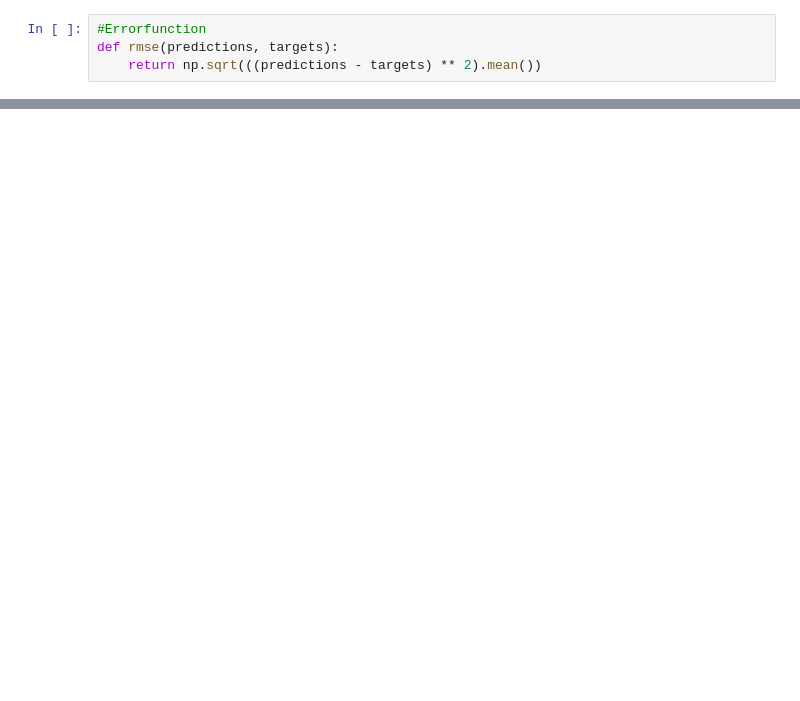
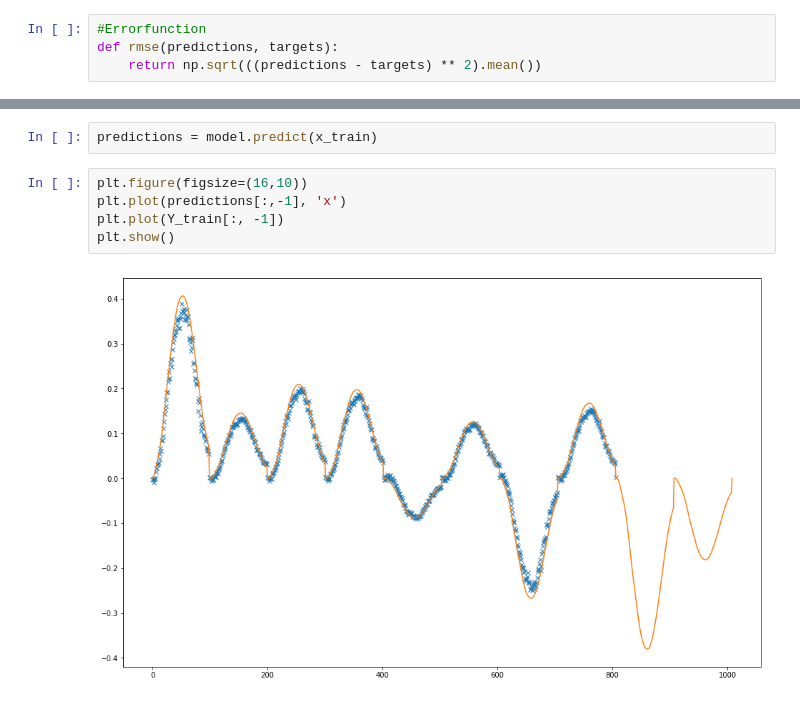
Before and after one commit to endrehp/FEM-ML, a Jupyter notebook: matlab_training_force_only.ipynb, the cells around one changed output, grey strips where cells are left out. Drawn from its saved outputs; the diff is of its cells as text; blank space fills up the shorter version.

```diff
--- a/matlab_training_force_only.ipynb
+++ b/matlab_training_force_only.ipynb
@@ -148,3 +214,12 @@ print(error)
+# %%
+predictions = model.predict(x_train)
+# %%
+plt.figure(figsize=(16,10))
+plt.plot(predictions[:,-1], 'x')
+plt.plot(Y_train[:, -1])
+plt.show()
+# %% [output]
+[figure, added]
 # %%
 #independent prediction
 
```
Also changed, not shown: parts of 21 cells of this notebook, 19 other files.
